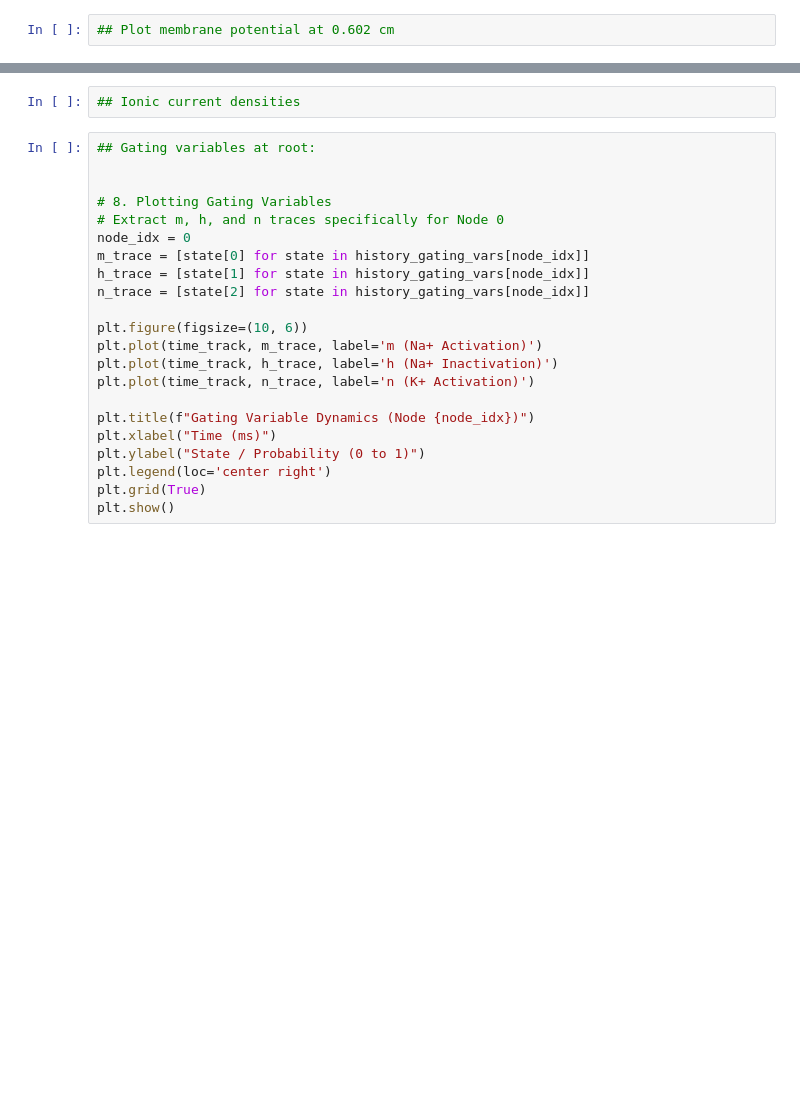
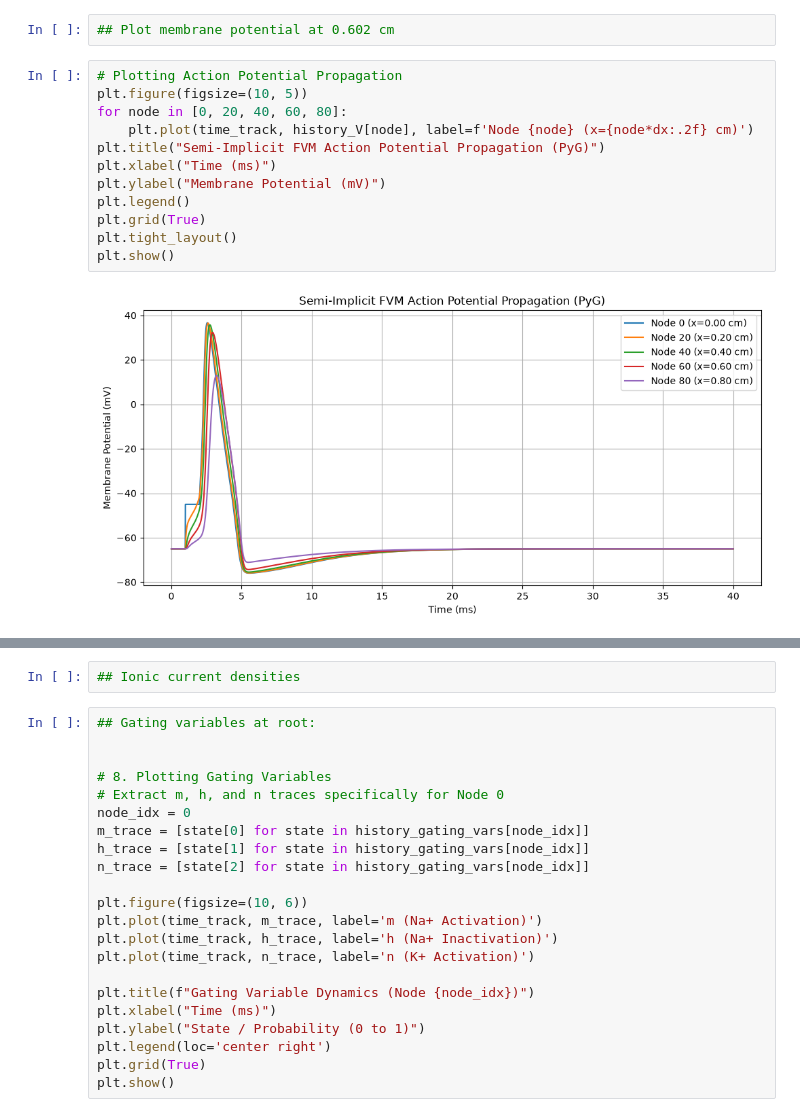
Before and after one commit to pdemarin/Comp-Neuro-Project-Notebook, a Jupyter notebook: model_notebook.ipynb, the cells around one changed output, grey strips where cells are left out. Cells and saved outputs as stored; diff of their text form; blank space fills up the shorter version.

```diff
--- a/model_notebook.ipynb
+++ b/model_notebook.ipynb
@@ -150,5 +166,19 @@ for step in range(steps):
 # %%
 ## Plot membrane potential at 0.602 cm
+# %%
+# Plotting Action Potential Propagation
+plt.figure(figsize=(10, 5))
+for node in [0, 20, 40, 60, 80]:
+    plt.plot(time_track, history_V[node], label=f'Node {node} (x={node*dx:.2f} cm)')
+plt.title("Semi-Implicit FVM Action Potential Propagation (PyG)")
+plt.xlabel("Time (ms)")
+plt.ylabel("Membrane Potential (mV)")
+plt.legend()
+plt.grid(True)
+plt.tight_layout()
+plt.show()
+# %% [output]
+[figure, added]
 # %%
 ## Visualization of voltage propogation
 plt.figure(figsize=(10, 6))
```
Also changed, not shown: parts of 4 cells of this notebook.
